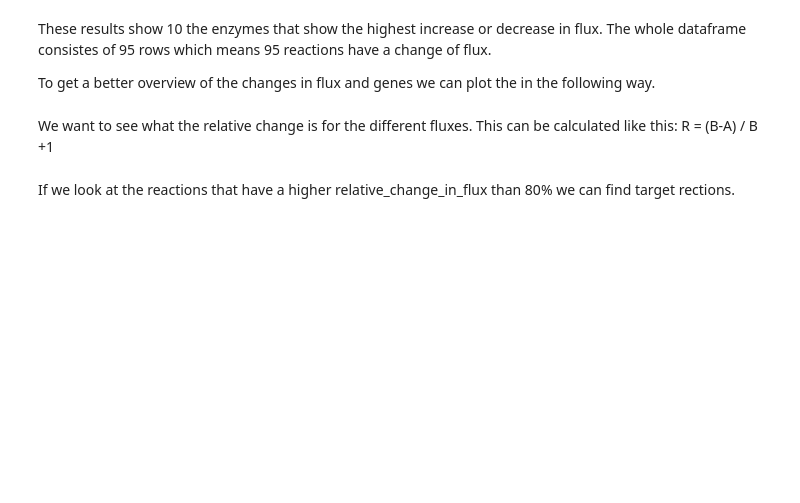
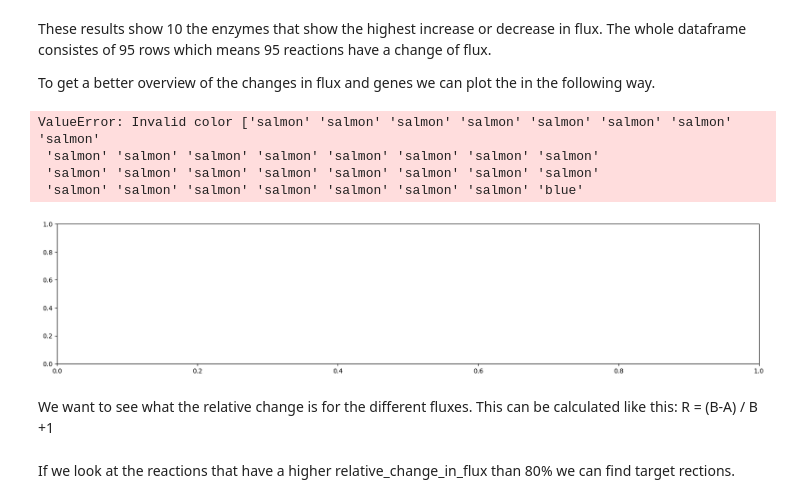
Before and after one commit to 27410/group-assignment-group6, a Jupyter notebook: 5_FSEOF_analysis.ipynb, the cells around one changed output. Drawn from its saved outputs; the diff is of its cells as text; code cells hidden in the pictures; blank space fills up the shorter version.

```diff
--- a/5_FSEOF_analysis.ipynb
+++ b/5_FSEOF_analysis.ipynb
@@ -70,0 +49,8 @@ df.head()
+# %%
+# sorting the dataframe from highest to lowest
+fseof_result_df = fseof_result_df.sort_values([1], ascending = False)
+
+# Finding all the values, which are not approximatly equal to 0 hence almost no flux.
+removed_zero = (fseof_result_df != approx(0.0)).all(axis=1)
+fseof_result_df = fseof_result_df.loc[removed_zero] # removing genes from dataframe, which have no flux change
+fseof_result_df.head() # Shows the header of the data frame
@@ -73,13 +66,23 @@ These results show 10 the enzymes that show the highest increase or decrease in
 
 To get a better overview of the changes in flux and genes we can plot the in the following way.
 # %%
+# I THINK WE SHOULD CHANGE THIS!
+# Creating a function, which has three input variables
+# returns colouring of the values in the data frame
 def bar_color(df,color1,color2):
     return np.where(df.values >=0,color1,color2).T
 
-fig = df.plot(legend=None, kind='bar', color=bar_color(df,'salmon','blue'),figsize=(20, 4), grid =False);
+# Generating a plot
+fig = fseof_result_df.plot(legend=None, kind='bar', color=bar_color(fseof_result_df,'salmon','blue'),figsize=(20, 4), grid =False);
 fig.set_ylabel('Change in flux')
 fig.set_xlabel('Gene names')
 fig.set_title('Flux scanning based on Enforced Objective Flux', size=30)
+# %% [output]
+ValueError: Invalid color ['salmon' 'salmon' 'salmon' 'salmon' 'salmon' 'salmon' 'salmon' 'salmon'
+ 'salmon' 'salmon' 'salmon' 'salmon' 'salmon' 'salmon' 'salmon' 'salmon'
+ 'salmon' 'salmon' 'salmon' 'salmon' 'salmon' 'salmon' 'salmon' 'salmon'
+ 'salmon' 'salmon' 'salmon' 'salmon' 'salmon' 'salmon' 'salmon' 'blue'
+[figure, added]
 # %% [markdown]
 We want to see what the relative change is for the different fluxes. This can be calculated like this: R = (B-A) / B +1
 # %%
```
Also changed, not shown: parts of 14 cells of this notebook, 1 other file.
